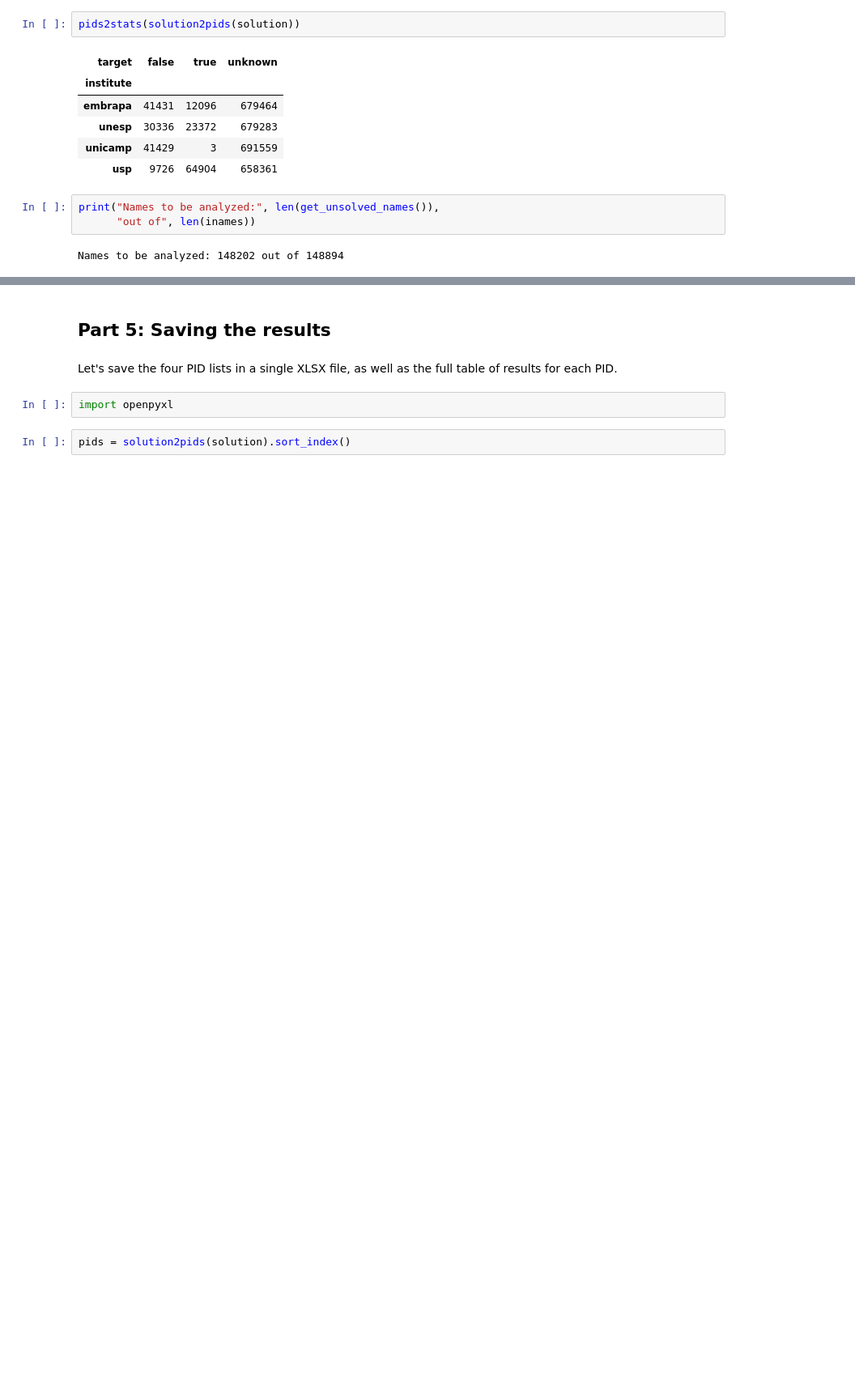
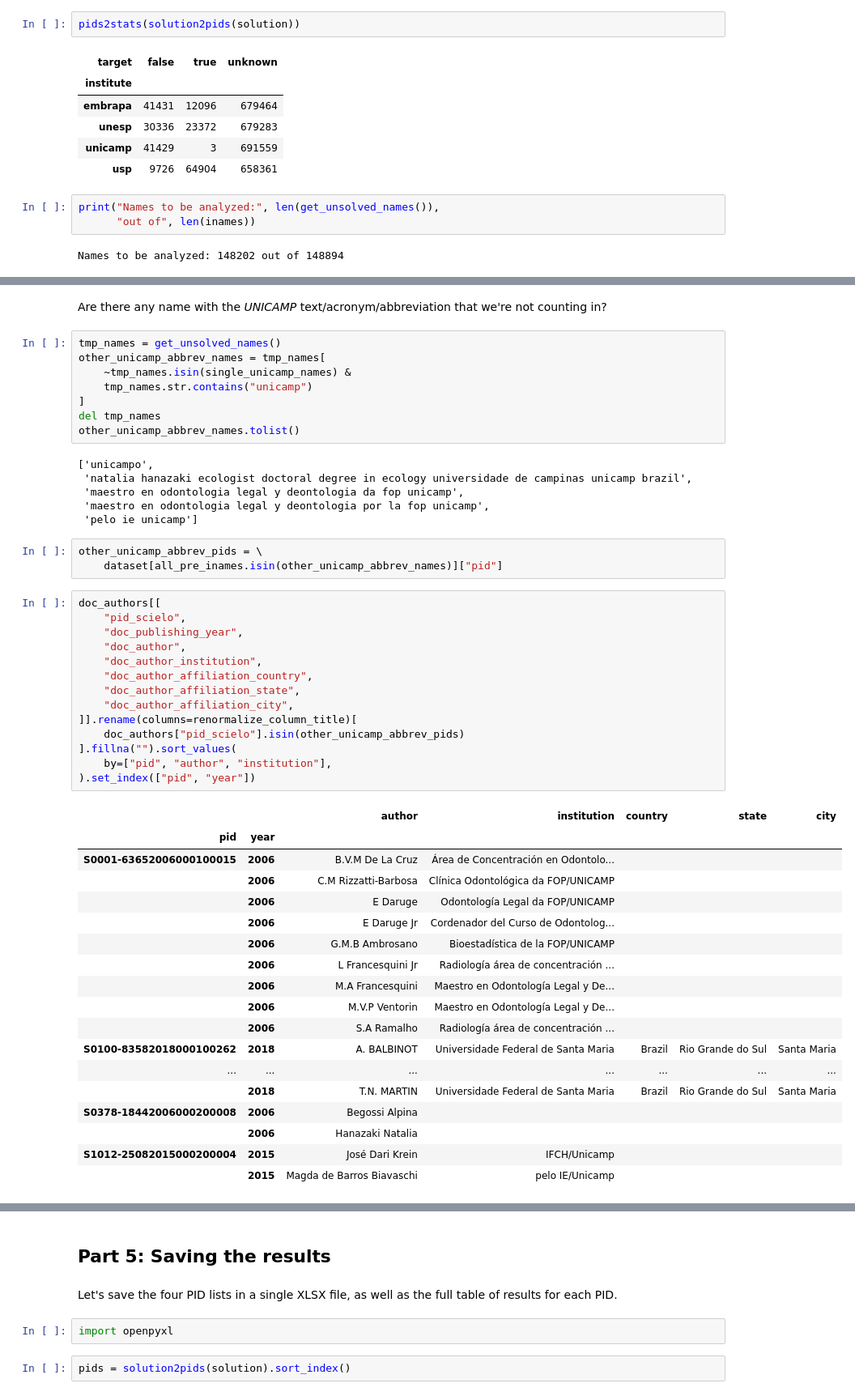
Before and after one commit to scieloorg/normalizations-experiments, a Jupyter notebook: experiments_2019-02_usp_unicamp_unesp_embrapa.ipynb, the cells around one changed output, grey strips where cells are left out. Shown: that part at 81% size. Cells and saved outputs as stored; diff of their text form; blank space fills up the shorter version.

```diff
--- a/experiments_2019-02_usp_unicamp_unesp_embrapa.ipynb
+++ b/experiments_2019-02_usp_unicamp_unesp_embrapa.ipynb
@@ -2258,0 +2443,53 @@ Names to be analyzed: 148202 out of 148894
+# %% [markdown]
+Are there any name with the *UNICAMP* text/acronym/abbreviation
+that we're not counting in?
+# %%
+tmp_names = get_unsolved_names()
+other_unicamp_abbrev_names = tmp_names[
+    ~tmp_names.isin(single_unicamp_names) &
+    tmp_names.str.contains("unicamp")
+]
+del tmp_names
+other_unicamp_abbrev_names.tolist()
+# %% [output]
+['unicampo',
+ 'natalia hanazaki ecologist doctoral degree in ecology universidade de campinas unicamp brazil',
+ 'maestro en odontologia legal y deontologia da fop unicamp',
+ 'maestro en odontologia legal y deontologia por la fop unicamp',
+ 'pelo ie unicamp']
+# %%
+other_unicamp_abbrev_pids = \
+    dataset[all_pre_inames.isin(other_unicamp_abbrev_names)]["pid"]
+# %%
+doc_authors[[
+    "pid_scielo",
+    "doc_publishing_year",
+    "doc_author",
+    "doc_author_institution",
+    "doc_author_affiliation_country",
+    "doc_author_affiliation_state",
+    "doc_author_affiliation_city",
+]].rename(columns=renormalize_column_title)[
+    doc_authors["pid_scielo"].isin(other_unicamp_abbrev_pids)
+].fillna("").sort_values(
+    by=["pid", "author", "institution"],
+).set_index(["pid", "year"])
+# %% [output]
+|  |  | author | institution | country | state | city |
+| pid | year |  |  |  |  |  |
+| S0001-63652006000100015 | 2006 | B.V.M De La Cruz | Área de Concentración en Odontolo... |  |  |  |
+|  | 2006 | C.M Rizzatti-Barbosa | Clínica Odontológica da FOP/UNICAMP |  |  |  |
+|  | 2006 | E Daruge | Odontología Legal da FOP/UNICAMP |  |  |  |
+|  | 2006 | E Daruge Jr | Cordenador del Curso de Odontolog... |  |  |  |
+|  | 2006 | G.M.B Ambrosano | Bioestadística de la FOP/UNICAMP |  |  |  |
+|  | 2006 | L Francesquini Jr | Radiología área de concentración ... |  |  |  |
+|  | 2006 | M.A Francesquini | Maestro en Odontología Legal y De... |  |  |  |
+|  | 2006 | M.V.P Ventorin | Maestro en Odontología Legal y De... |  |  |  |
+|  | 2006 | S.A Ramalho | Radiología área de concentración ... |  |  |  |
+| S0100-83582018000100262 | 2018 | A. BALBINOT | Universidade Federal de Santa Maria | Brazil | Rio Grande do Sul | Santa Maria |
+| ... | ... | ... | ... | ... | ... | ... |
+|  | 2018 | T.N. MARTIN | Universidade Federal de Santa Maria | Brazil | Rio Grande do Sul | Santa Maria |
+| S0378-18442006000200008 | 2006 | Begossi Alpina |  |  |  |  |
+|  | 2006 | Hanazaki Natalia |  |  |  |  |
+| S1012-25082015000200004 | 2015 | José Dari Krein | IFCH/Unicamp |  |  |  |
+|  | 2015 | Magda de Barros Biavaschi | pelo IE/Unicamp |  |  |  |
```
Also changed, not shown: parts of 149 cells of this notebook.
